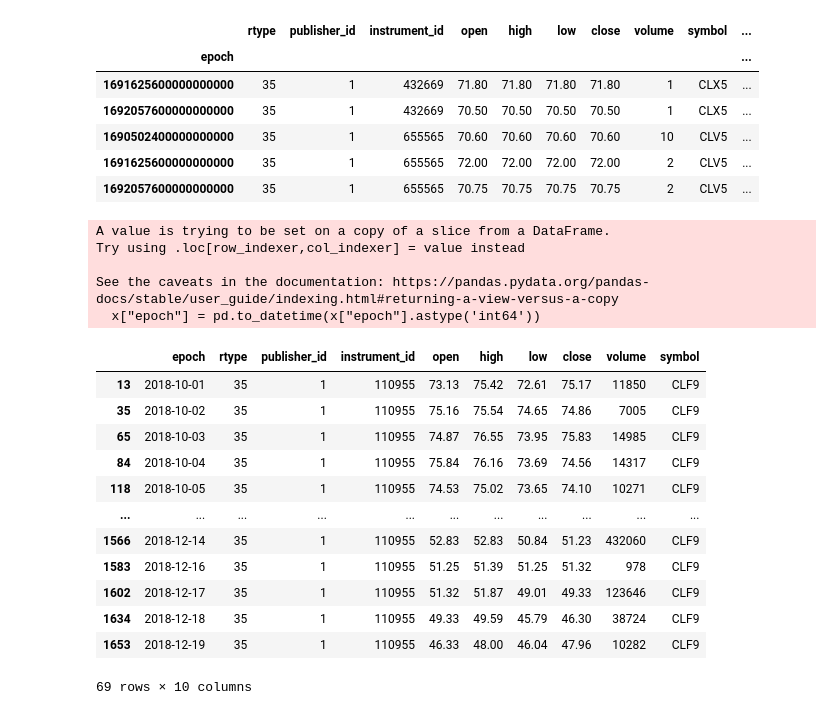
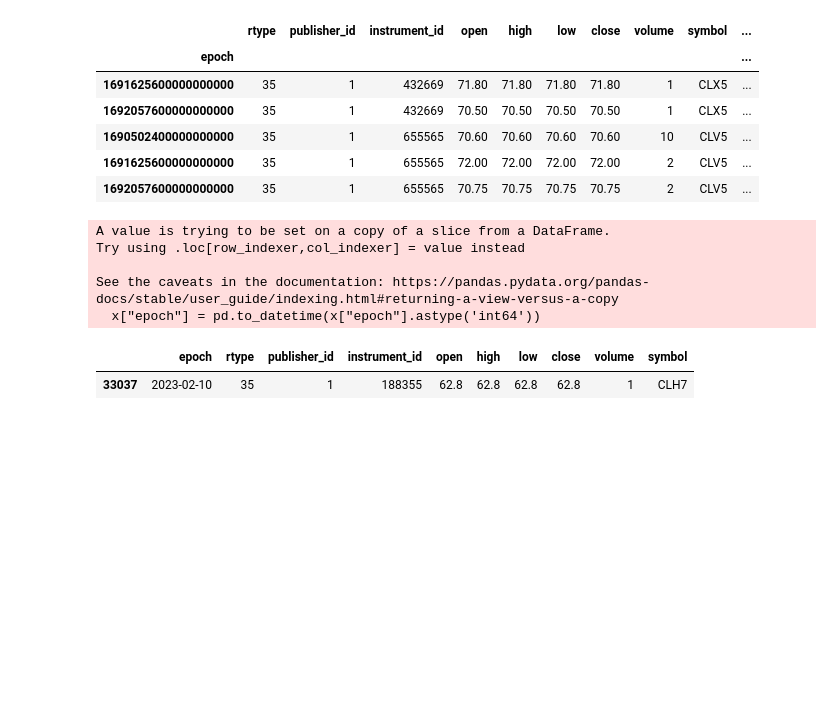
Before and after one commit to ntorm1/Nexus, a Jupyter notebook: example/io/futures_hdf5.ipynb, the cells around one changed output. Saved outputs shown, nothing was run; the diff lists cells and outputs as text; code cells hidden in the pictures; blank space fills up the shorter version.

```diff
--- a/example/io/futures_hdf5.ipynb
+++ b/example/io/futures_hdf5.ipynb
@@ -12,13 +12,15 @@ api_key_path = r"C:\Users\natha\OneDrive\Desktop\databento_key.txt"
 api_key = open(api_key_path, "r").read()
 client = db.Historical(api_key)
 # %%
-data = client.timeseries.get_range(
-    dataset='GLBX.MDP3',
-    symbols=['ES.FUT','ZF.FUT','CL.FUT'],
-    stype_in='parent',
-    schema='ohlcv-1d',
-    start='2018-10-01',
-    end='2023-10-01',
-)
+def download_df():
+    data = client.timeseries.get_range(
+        dataset='GLBX.MDP3',
+        symbols=['ES.FUT','ZF.FUT','CL.FUT'],
+        stype_in='parent',
+        schema='ohlcv-1d',
+        start='2018-10-01',
+        end='2023-10-01',
+    )
+    return data.to_df()
 
 #data.replay(print)
@@ -35,0 +27,5 @@ df.head()
+# %%
+output_path = r"C:\Users\natha\OneDrive\Desktop\C++\AgisCoreTest\data\FUTURES_DAILY"
+df = download_df()
+df.to_csv(os.path.join(output_path,"DATA.csv"))
+df.head()
@@ -158,26 +211,15 @@ result_df.tail()
 #fig = plt.figure(figsize=(12, 8))
 #plt.plot(result_df.index, result_df["volatility"])
 # %%
-ticker = "CLF9"
+ticker = "CLH7"
 x = df[df["symbol"] == ticker]
 x["epoch"] = pd.to_datetime(x["epoch"].astype('int64'))
 x
 # %% [output]
 A value is trying to be set on a copy of a slice from a DataFrame.
 Try using .loc[row_indexer,col_indexer] = value instead
 
 See the caveats in the documentation: https://pandas.pydata.org/pandas-docs/stable/user_guide/indexing.html#returning-a-view-versus-a-copy
   x["epoch"] = pd.to_datetime(x["epoch"].astype('int64'))
 |  | epoch | rtype | publisher_id | instrument_id | open | high | low | close | volume | symbol |
-| 13 | 2018-10-01 | 35 | 1 | 110955 | 73.13 | 75.42 | 72.61 | 75.17 | 11850 | CLF9 |
-| 35 | 2018-10-02 | 35 | 1 | 110955 | 75.16 | 75.54 | 74.65 | 74.86 | 7005 | CLF9 |
-| 65 | 2018-10-03 | 35 | 1 | 110955 | 74.87 | 76.55 | 73.95 | 75.83 | 14985 | CLF9 |
-| 84 | 2018-10-04 | 35 | 1 | 110955 | 75.84 | 76.16 | 73.69 | 74.56 | 14317 | CLF9 |
-| 118 | 2018-10-05 | 35 | 1 | 110955 | 74.53 | 75.02 | 73.65 | 74.10 | 10271 | CLF9 |
-| ... | ... | ... | ... | ... | ... | ... | ... | ... | ... | ... |
-| 1566 | 2018-12-14 | 35 | 1 | 110955 | 52.83 | 52.83 | 50.84 | 51.23 | 432060 | CLF9 |
-| 1583 | 2018-12-16 | 35 | 1 | 110955 | 51.25 | 51.39 | 51.25 | 51.32 | 978 | CLF9 |
-| 1602 | 2018-12-17 | 35 | 1 | 110955 | 51.32 | 51.87 | 49.01 | 49.33 | 123646 | CLF9 |
-| 1634 | 2018-12-18 | 35 | 1 | 110955 | 49.33 | 49.59 | 45.79 | 46.30 | 38724 | CLF9 |
-| 1653 | 2018-12-19 | 35 | 1 | 110955 | 46.33 | 48.00 | 46.04 | 47.96 | 10282 | CLF9 |
+| 33037 | 2023-02-10 | 35 | 1 | 188355 | 62.8 | 62.8 | 62.8 | 62.8 | 1 | CLH7 |
-69 rows × 10 columns
```
Also changed, not shown: parts of 9 cells of this notebook, 5 other files.
